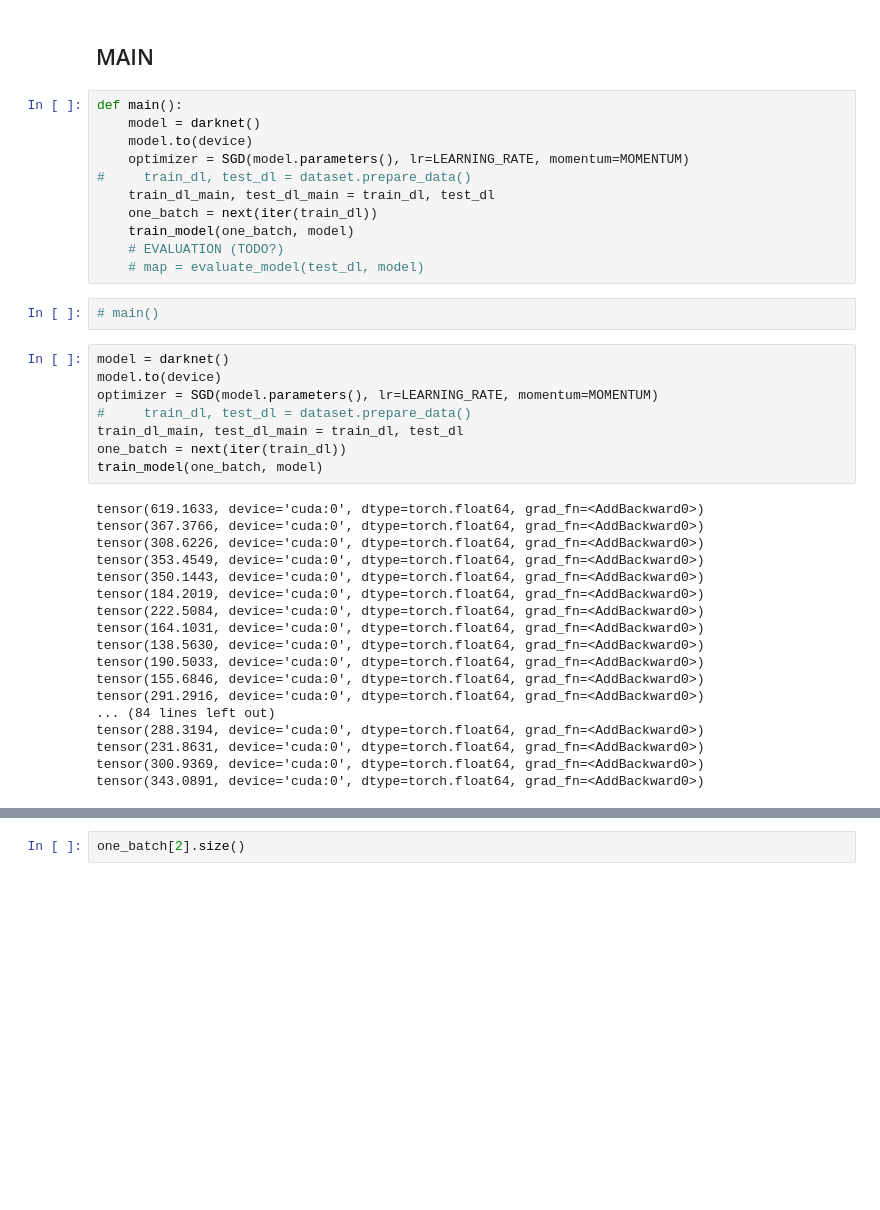
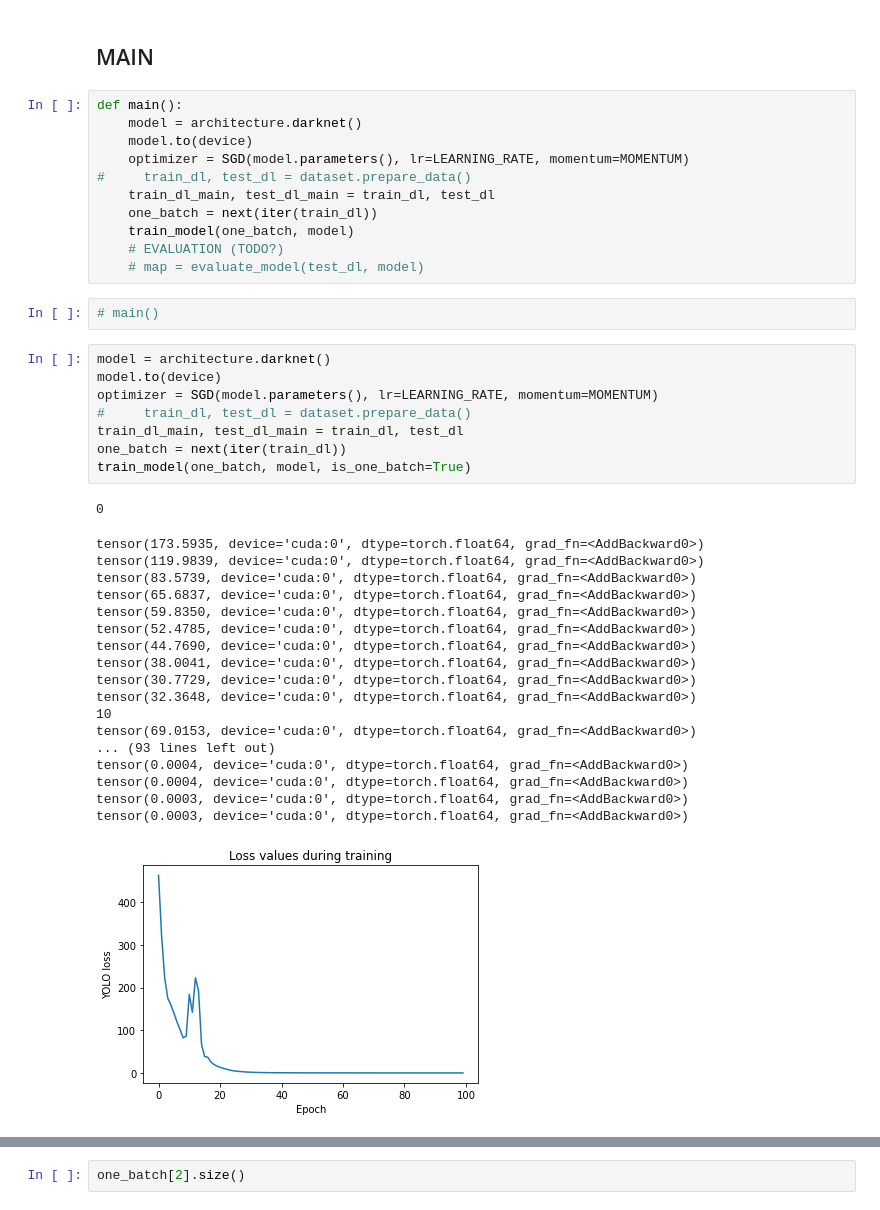
Before and after one commit to bindas1/YOLO-recreated, a Jupyter notebook: Forward_propagation.ipynb, the cells around one changed output, grey strips where cells are left out. Cells and saved outputs as stored; diff of their text form; blank space fills up the shorter version.

```diff
--- a/Forward_propagation.ipynb
+++ b/Forward_propagation.ipynb
@@ -514,7 +407,7 @@ def precision_recall_curve():
 ## MAIN
 # %%
 def main():
-    model = darknet()
+    model = architecture.darknet()
     model.to(device)
     optimizer = SGD(model.parameters(), lr=LEARNING_RATE, momentum=MOMENTUM)
 #     train_dl, test_dl = dataset.prepare_data()
@@ -526,28 +419,30 @@ def main():
 # %%
 # main()
 # %%
-model = darknet()
+model = architecture.darknet()
 model.to(device)
 optimizer = SGD(model.parameters(), lr=LEARNING_RATE, momentum=MOMENTUM)
 #     train_dl, test_dl = dataset.prepare_data()
 train_dl_main, test_dl_main = train_dl, test_dl
 one_batch = next(iter(train_dl))
-train_model(one_batch, model)
+train_model(one_batch, model, is_one_batch=True)
 # %% [output]
-tensor(619.1633, device='cuda:0', dtype=torch.float64, grad_fn=<AddBackward0>)
-tensor(367.3766, device='cuda:0', dtype=torch.float64, grad_fn=<AddBackward0>)
-tensor(308.6226, device='cuda:0', dtype=torch.float64, grad_fn=<AddBackward0>)
-tensor(353.4549, device='cuda:0', dtype=torch.float64, grad_fn=<AddBackward0>)
-tensor(350.1443, device='cuda:0', dtype=torch.float64, grad_fn=<AddBackward0>)
-tensor(184.2019, device='cuda:0', dtype=torch.float64, grad_fn=<AddBackward0>)
-tensor(222.5084, device='cuda:0', dtype=torch.float64, grad_fn=<AddBackward0>)
-tensor(164.1031, device='cuda:0', dtype=torch.float64, grad_fn=<AddBackward0>)
-tensor(138.5630, device='cuda:0', dtype=torch.float64, grad_fn=<AddBackward0>)
-tensor(190.5033, device='cuda:0', dtype=torch.float64, grad_fn=<AddBackward0>)
-tensor(155.6846, device='cuda:0', dtype=torch.float64, grad_fn=<AddBackward0>)
-tensor(291.2916, device='cuda:0', dtype=torch.float64, grad_fn=<AddBackward0>)
-... (84 lines left out)
-tensor(288.3194, device='cuda:0', dtype=torch.float64, grad_fn=<AddBackward0>)
-tensor(231.8631, device='cuda:0', dtype=torch.float64, grad_fn=<AddBackward0>)
-tensor(300.9369, device='cuda:0', dtype=torch.float64, grad_fn=<AddBackward0>)
-tensor(343.0891, device='cuda:0', dtype=torch.float64, grad_fn=<AddBackward0>)
+0
+tensor(173.5935, device='cuda:0', dtype=torch.float64, grad_fn=<AddBackward0>)
+tensor(119.9839, device='cuda:0', dtype=torch.float64, grad_fn=<AddBackward0>)
+tensor(83.5739, device='cuda:0', dtype=torch.float64, grad_fn=<AddBackward0>)
+tensor(65.6837, device='cuda:0', dtype=torch.float64, grad_fn=<AddBackward0>)
+tensor(59.8350, device='cuda:0', dtype=torch.float64, grad_fn=<AddBackward0>)
+tensor(52.4785, device='cuda:0', dtype=torch.float64, grad_fn=<AddBackward0>)
+tensor(44.7690, device='cuda:0', dtype=torch.float64, grad_fn=<AddBackward0>)
+tensor(38.0041, device='cuda:0', dtype=torch.float64, grad_fn=<AddBackward0>)
+tensor(30.7729, device='cuda:0', dtype=torch.float64, grad_fn=<AddBackward0>)
+tensor(32.3648, device='cuda:0', dtype=torch.float64, grad_fn=<AddBackward0>)
+10
+tensor(69.0153, device='cuda:0', dtype=torch.float64, grad_fn=<AddBackward0>)
+... (93 lines left out)
+tensor(0.0004, device='cuda:0', dtype=torch.float64, grad_fn=<AddBackward0>)
+tensor(0.0004, device='cuda:0', dtype=torch.float64, grad_fn=<AddBackward0>)
+tensor(0.0003, device='cuda:0', dtype=torch.float64, grad_fn=<AddBackward0>)
+tensor(0.0003, device='cuda:0', dtype=torch.float64, grad_fn=<AddBackward0>)
+[figure, added]
```
Also changed, not shown: parts of 19 cells of this notebook.
